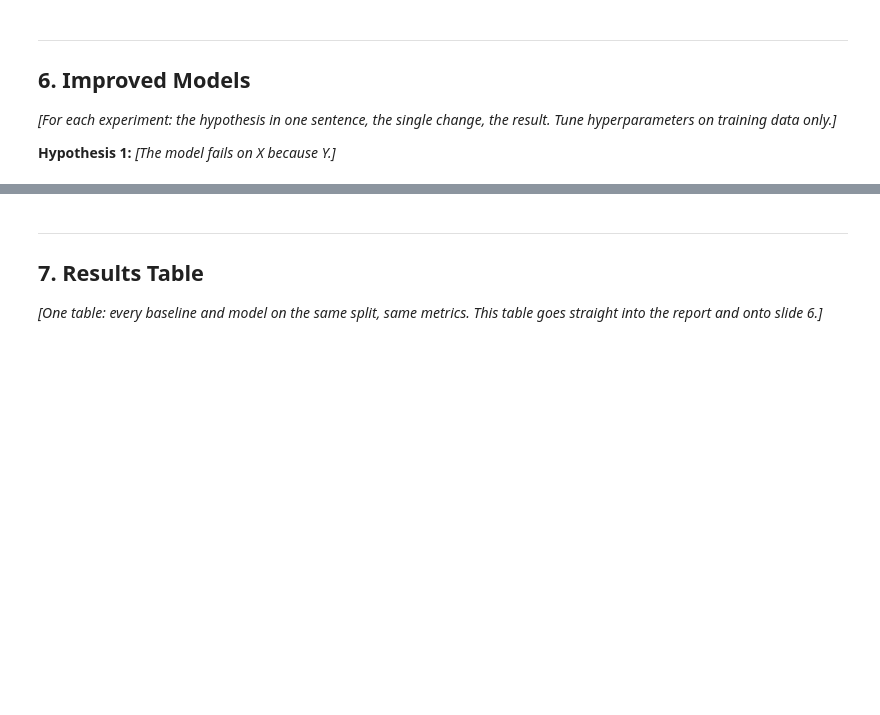
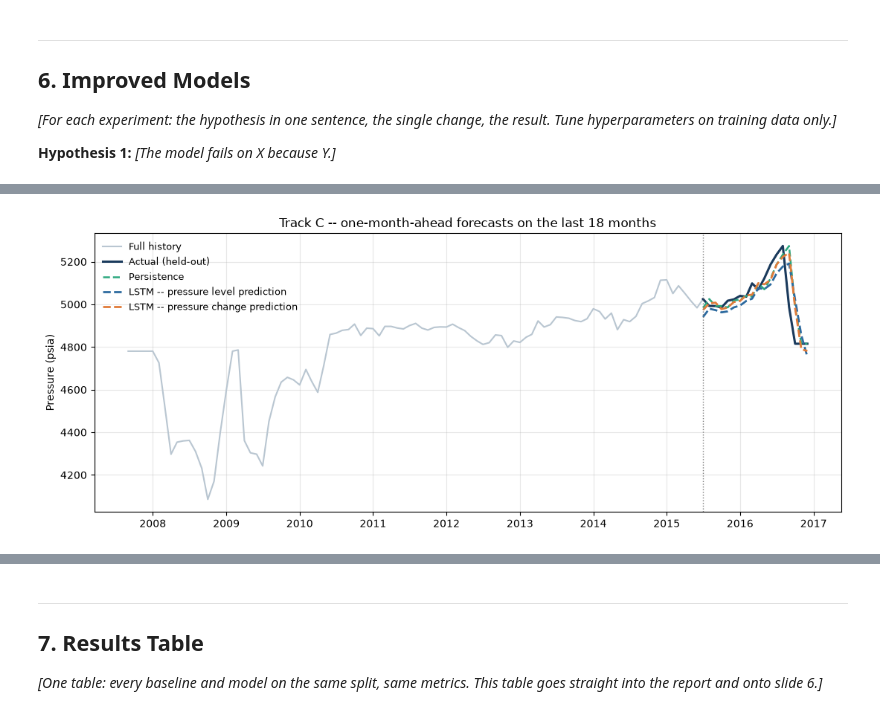
Before and after one commit to sadaraka-kadi/ml4pe-pressure-forecasting, a Jupyter notebook: notebooks/capstone.ipynb, the cells around one changed output, grey strips where cells are left out. Saved outputs shown, nothing was run; the diff lists cells and outputs as text; code cells hidden in the pictures; blank space fills up the shorter version.

```diff
--- a/notebooks/capstone.ipynb
+++ b/notebooks/capstone.ipynb
@@ -308,0 +579,13 @@ hyperparameters on training data only.]*
+# %%
+plt.figure(figsize=(11, 4.5))
+plt.plot(volve["Date"], volve["Pressure_psia"], color=COLORS["grey"], lw=1.5, label="Full history")
+plt.plot(test_C["Date"], test_C["Pressure_psia"], color=COLORS["navy"], lw=2.2, label="Actual (held-out)")
+plt.plot(test_C["Date"], preds_C["Persistence"], color=COLORS["green"], lw=1.8, ls="--", label="Persistence")
+plt.plot(test_dates, lstm_eval1["test_pred"], color=COLORS["blue"], linewidth=2, linestyle="--", label="LSTM -- pressure level prediction")
+plt.plot(test_dates, lstm_eval2["test_pred"], color=COLORS["orange"], linewidth=2, linestyle="--", label="LSTM -- pressure change prediction")
+plt.axvline(test_C["Date"].iloc[0], color="gray", ls=":", lw=1)
+plt.ylabel("Pressure (psia)"); plt.grid(alpha=0.3); plt.legend(frameon=False, fontsize=9)
+plt.title("Track C -- one-month-ahead forecasts on the last 18 months")
+plt.tight_layout(); plt.show()
+# %% [output]
+[figure, added]
```
Also changed, not shown: parts of 24 cells of this notebook.
